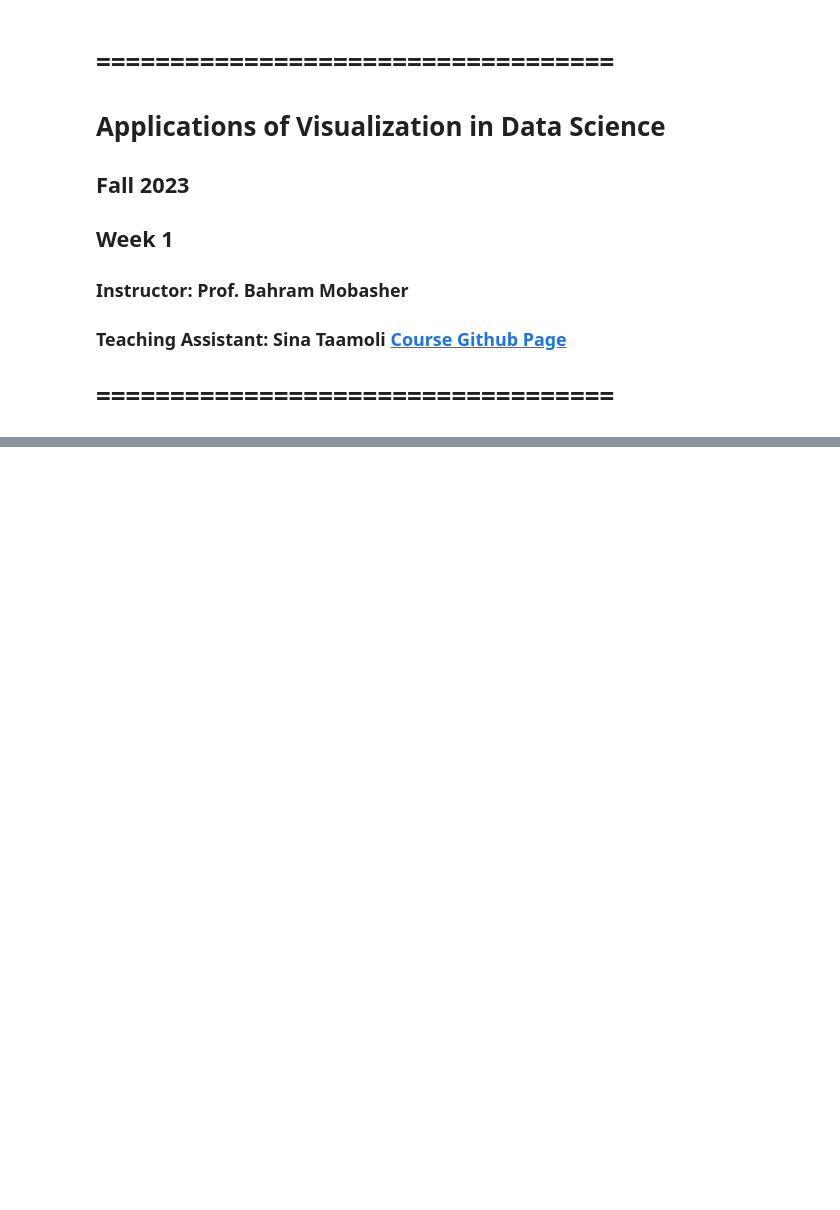
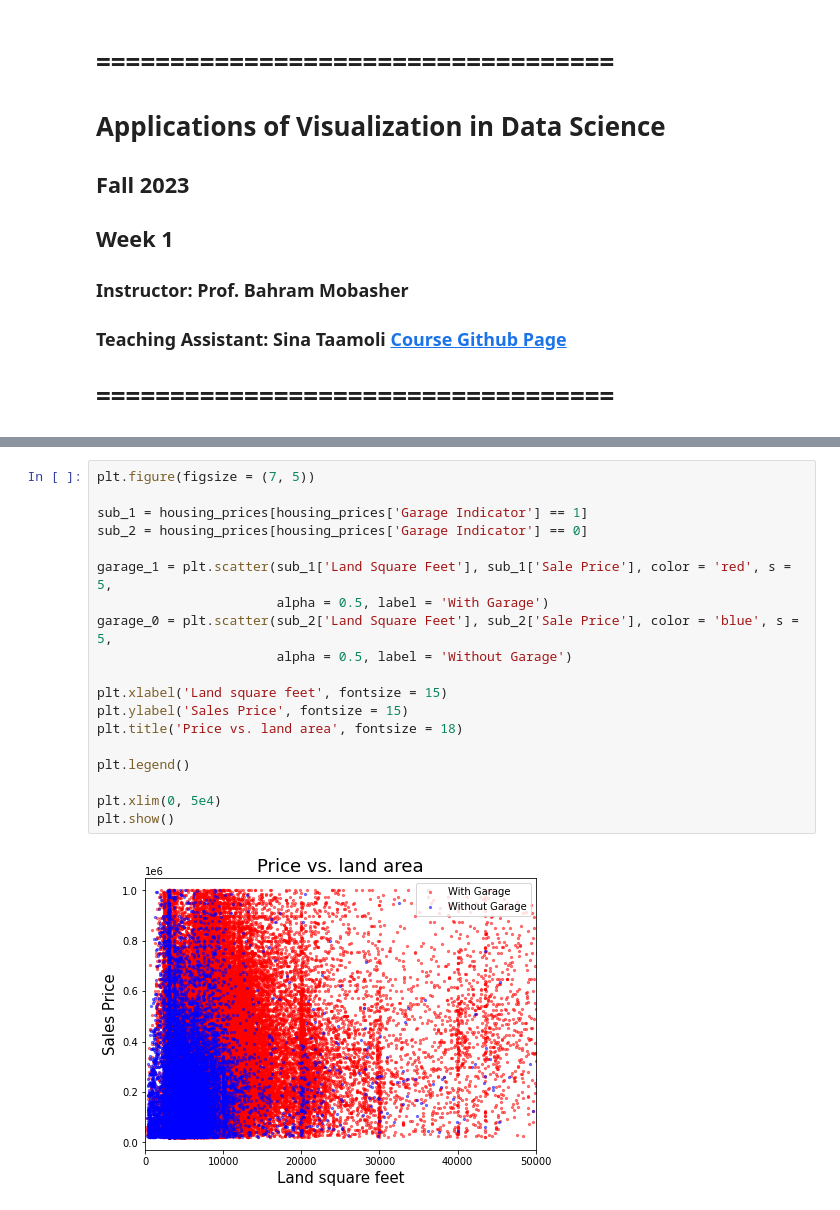
Before and after one commit to sinataamoli/Data-Visualization-and-Computer-Graphics, a Jupyter notebook: Notebooks/Week 1.ipynb, the cells around one changed output, grey strips where cells are left out. Drawn from its saved outputs; the diff is of its cells as text; blank space fills up the shorter version.

```diff
--- a/Notebooks/Week 1.ipynb
+++ b/Notebooks/Week 1.ipynb
@@ -22,0 +145,21 @@ Mostly being used for 2D plotting: it is fast and efficient, you can add many de
+# %%
+plt.figure(figsize = (7, 5))
+
+sub_1 = housing_prices[housing_prices['Garage Indicator'] == 1]
+sub_2 = housing_prices[housing_prices['Garage Indicator'] == 0]
+
+garage_1 = plt.scatter(sub_1['Land Square Feet'], sub_1['Sale Price'], color = 'red', s = 5,
+                       alpha = 0.5, label = 'With Garage')
+garage_0 = plt.scatter(sub_2['Land Square Feet'], sub_2['Sale Price'], color = 'blue', s = 5,
+                       alpha = 0.5, label = 'Without Garage')
+
+plt.xlabel('Land square feet', fontsize = 15)
+plt.ylabel('Sales Price', fontsize = 15)
+plt.title('Price vs. land area', fontsize = 18)
+
+plt.legend()
+
+plt.xlim(0, 5e4)
+plt.show()
+# %% [output]
+[figure, added]
```
Also changed, not shown: parts of 25 cells of this notebook, 3 other files.
